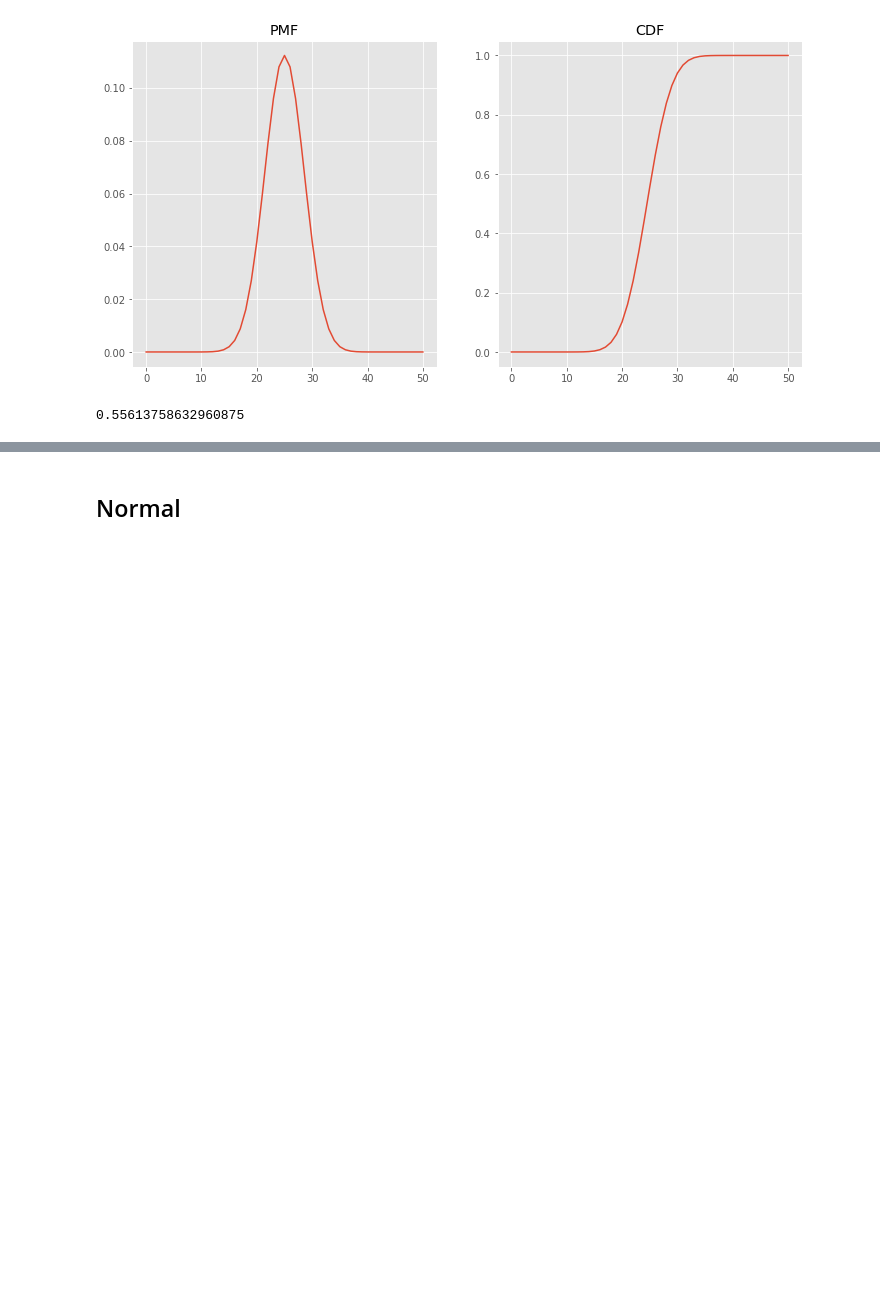
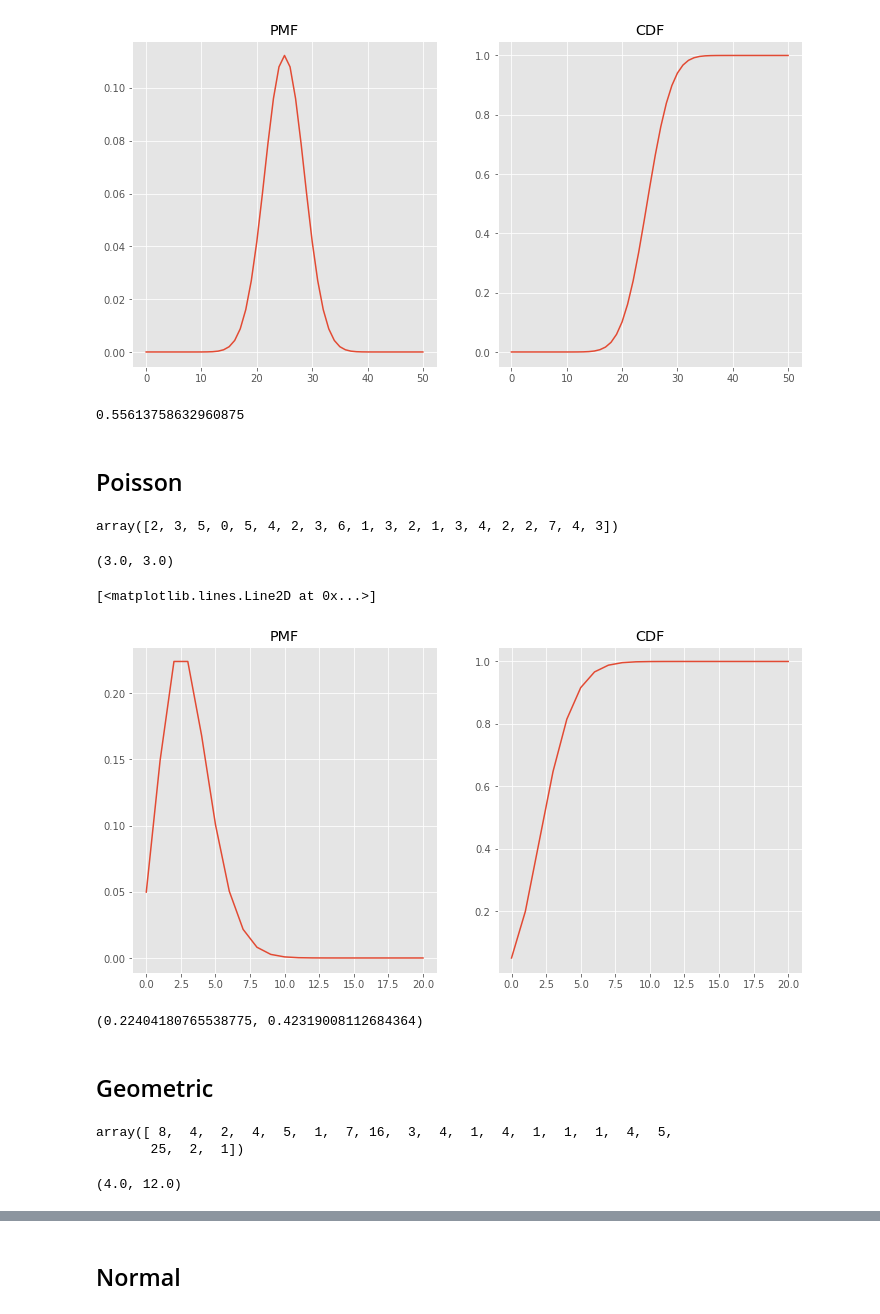
Before and after one commit to mnguyenngo/python-dist-matrix, a Jupyter notebook: Python-Distribution.ipynb, the cells around one changed output, grey strips where cells are left out. Cells and saved outputs as stored; diff of their text form; code cells hidden in the pictures; blank space fills up the shorter version.

```diff
--- a/Python-Distribution.ipynb
+++ b/Python-Distribution.ipynb
@@ -86,3 +89,37 @@ ax2.plot(x_points, binom_dist.cdf(x_points))
 binom_dist.cdf(x=25)
 # %% [output]
 0.55613758632960875
+# %% [markdown]
+## Poisson
+# %%
+pois_dist = scs.poisson(mu=3, loc=0)
+# %%
+pois_sample = scs.poisson.rvs(mu=3, loc=0, size=20)
+pois_sample
+# %% [output]
+array([2, 3, 5, 0, 5, 4, 2, 3, 6, 1, 3, 2, 1, 3, 4, 2, 2, 7, 4, 3])
+# %%
+pois_dist.mean(), pois_dist.var()
+# %% [output]
+(3.0, 3.0)
+# %%
+n = 20
+x_points = np.linspace(0,n,n+1)
+fig = plt.figure(figsize = (12,6))
+ax1 = fig.add_subplot(1,2,1)
+ax2 = fig.add_subplot(1,2,2)
+
+ax1.set_title("PMF")
+ax2.set_title("CDF")
+
+ax1.plot(x_points, pois_dist.pmf(x_points))
+ax2.plot(x_points, pois_dist.cdf(x_points))
+# %% [output]
+[<matplotlib.lines.Line2D at 0x...>]
+[figure, added]
+# %%
+pois_dist.pmf(k=2), pois_dist.cdf(x=2)
+# %% [output]
+(0.22404180765538775, 0.42319008112684364)
+# %% [markdown]
+## Geometric
@@ -88,0 +128,10 @@ binom_dist.cdf(x=25)
+# %%
+geom_sample = scs.geom.rvs(p=0.25, loc=0, size=20)
+geom_sample
+# %% [output]
+array([ 8,  4,  2,  4,  5,  1,  7, 16,  3,  4,  1,  4,  1,  1,  1,  4,  5,
+       25,  2,  1])
+# %%
+geom_dist.mean(), geom_dist.var()
+# %% [output]
+(4.0, 12.0)
```
Also changed, not shown: parts of 17 cells of this notebook, 1 other file.
